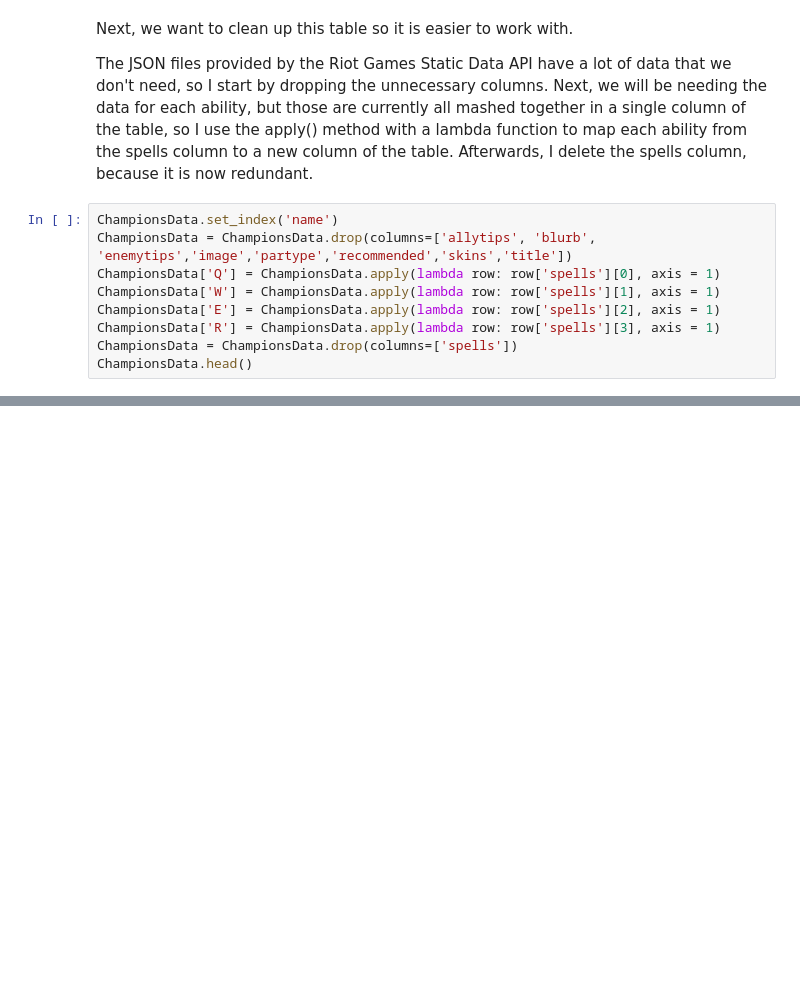
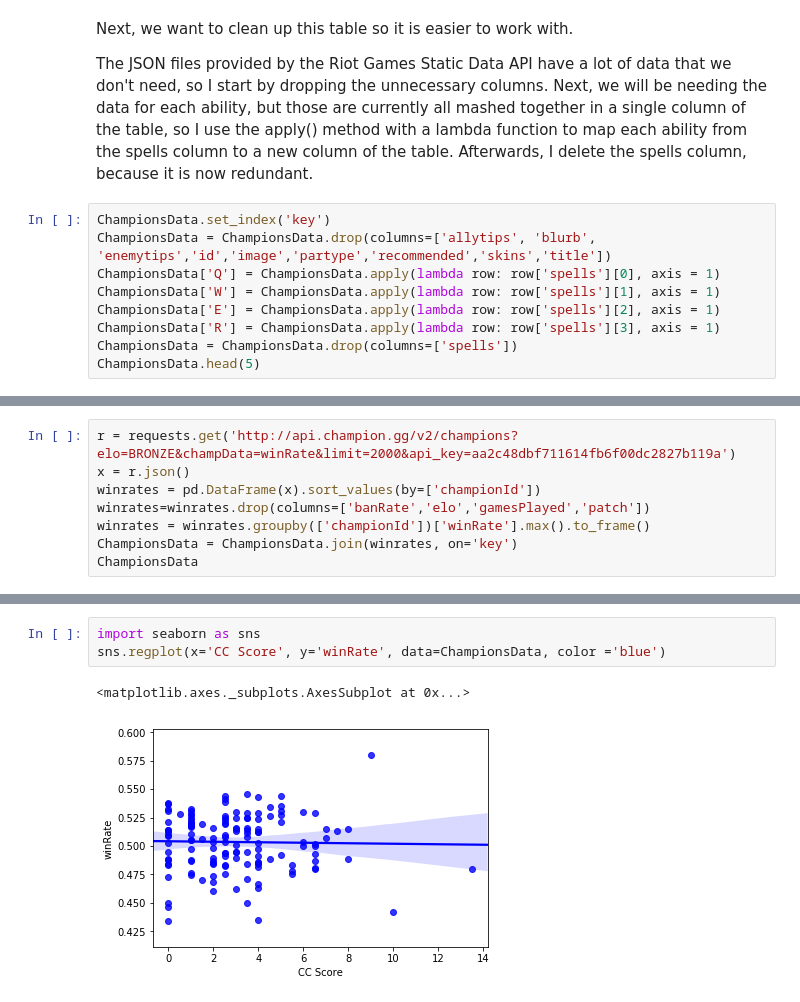
Before and after one commit to mgoulding97/loldata, a Jupyter notebook: FinalTutorial.ipynb, the cells around one changed output, grey strips where cells are left out. Saved outputs shown, nothing was run; the diff lists cells and outputs as text; blank space fills up the shorter version.

```diff
--- a/FinalTutorial.ipynb
+++ b/FinalTutorial.ipynb
@@ -45,12 +42,12 @@ Next, we want to clean up this table so it is easier to work with.
 The JSON files provided by the Riot Games Static Data API have a lot of data that we don't need, so I start by dropping the unnecessary columns.
 Next, we will be needing the data for each ability, but those are currently all mashed together in a single column of the table, so I use the apply() method with a lambda function to map each ability from the spells column to a new column of the table. Afterwards, I delete the spells column, because it is now redundant.
 # %%
-ChampionsData.set_index('name')
-ChampionsData = ChampionsData.drop(columns=['allytips', 'blurb', 'enemytips','image','partype','recommended','skins','title'])
+ChampionsData.set_index('key')
+ChampionsData = ChampionsData.drop(columns=['allytips', 'blurb', 'enemytips','id','image','partype','recommended','skins','title'])
 ChampionsData['Q'] = ChampionsData.apply(lambda row: row['spells'][0], axis = 1)
 ChampionsData['W'] = ChampionsData.apply(lambda row: row['spells'][1], axis = 1)
 ChampionsData['E'] = ChampionsData.apply(lambda row: row['spells'][2], axis = 1)
 ChampionsData['R'] = ChampionsData.apply(lambda row: row['spells'][3], axis = 1)
 ChampionsData = ChampionsData.drop(columns=['spells'])
-ChampionsData.head()
+ChampionsData.head(5)
 # %% [output]
@@ -62,0 +123,8 @@ ChampionsData.head()
+# %%
+r = requests.get('http://api.champion.gg/v2/champions?elo=BRONZE&champData=winRate&limit=2000&api_key=aa2c48dbf711614fb6f00dc2827b119a')
+x = r.json()
+winrates = pd.DataFrame(x).sort_values(by=['championId'])
+winrates=winrates.drop(columns=['banRate','elo','gamesPlayed','patch'])
+winrates = winrates.groupby(['championId'])['winRate'].max().to_frame()
+ChampionsData = ChampionsData.join(winrates, on='key')
+ChampionsData
@@ -62,0 +150,6 @@ ChampionsData.head()
+# %%
+import seaborn as sns
+sns.regplot(x='CC Score', y='winRate', data=ChampionsData, color ='blue')
+# %% [output]
+<matplotlib.axes._subplots.AxesSubplot at 0x...>
+[figure, added]
```
Also changed, not shown: parts of 6 cells of this notebook.
